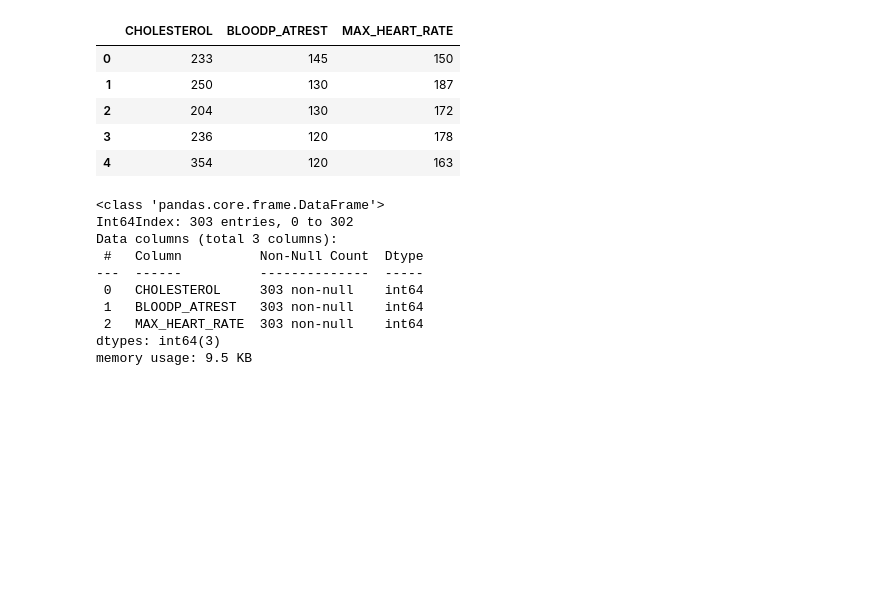
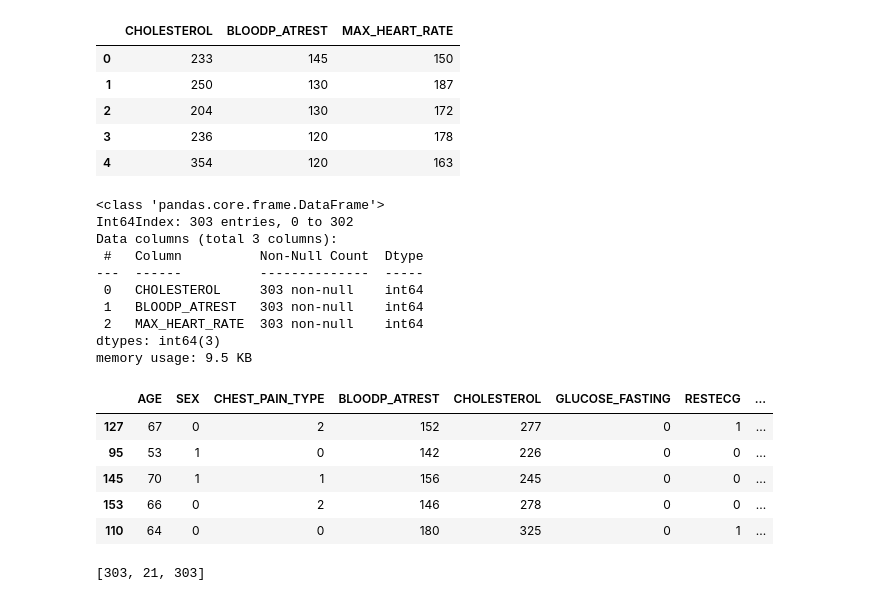
Before and after one commit to yassinzeraoulia97/esercizi, a Jupyter notebook: esercizi.ipynb, the cells around one changed output. Cells and saved outputs as stored; diff of their text form; code cells hidden in the pictures; blank space fills up the shorter version.

```diff
--- a/esercizi.ipynb
+++ b/esercizi.ipynb
@@ -248,3 +248,25 @@ Data columns (total 3 columns):
  2   MAX_HEART_RATE  303 non-null    int64
 dtypes: int64(3)
 memory usage: 9.5 KB
+# %%
+df2 = df.query(
+    'CHOLESTEROL > 220'
+    'and BLOODP_ATREST > 140'
+    'and HEART_DISEASE==1'
+
+)
+df2.head()
+# %% [output]
+|  | AGE | SEX | CHEST_PAIN_TYPE | BLOODP_ATREST | CHOLESTEROL | GLUCOSE_FASTING | RESTECG | ... |
+| 127 | 67 | 0 | 2 | 152 | 277 | 0 | 1 | ... |
+| 95 | 53 | 1 | 0 | 142 | 226 | 0 | 0 | ... |
+| 145 | 70 | 1 | 1 | 156 | 245 | 0 | 0 | ... |
+| 153 | 66 | 0 | 2 | 146 | 278 | 0 | 0 | ... |
+| 110 | 64 | 0 | 0 | 180 | 325 | 0 | 1 | ... |
+# %%
+def get_row_count(*dfs):
+    return[df.shape[0] for df in dfs]
+
+get_row_count(df1, df2, df)
+# %% [output]
+[303, 21, 303]
```
